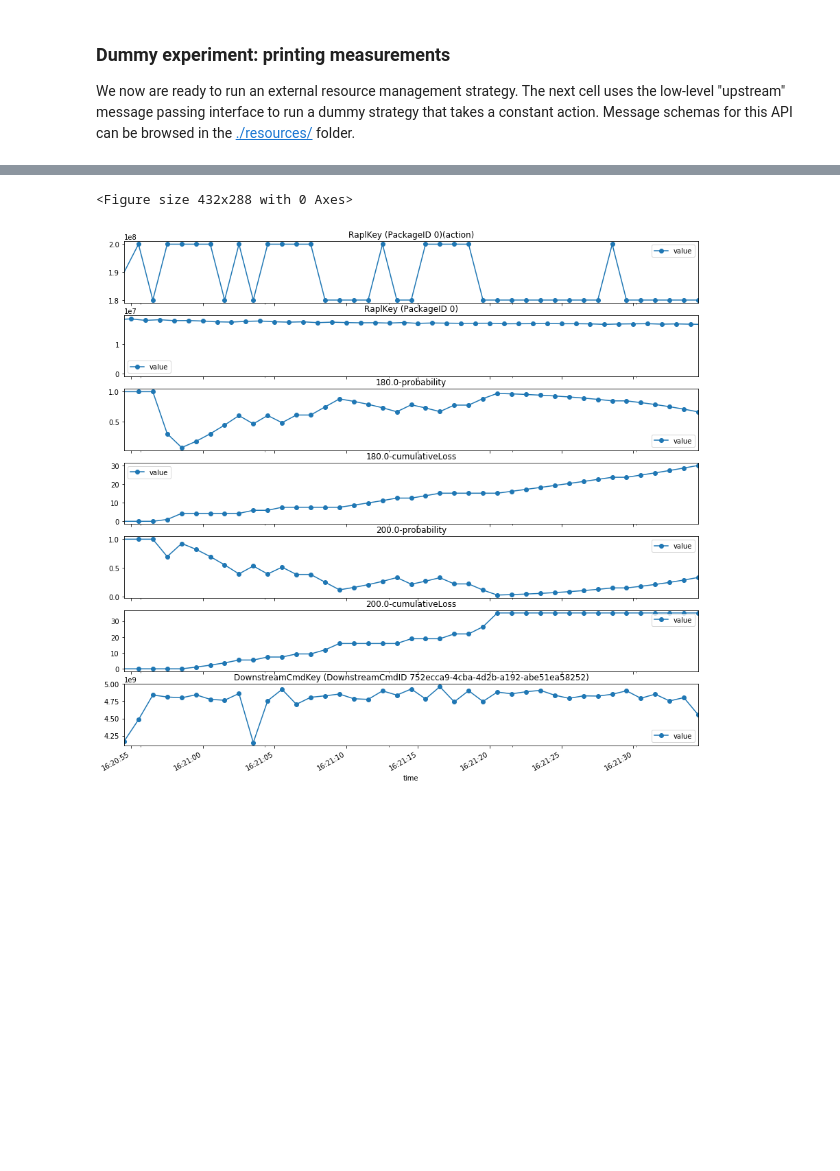
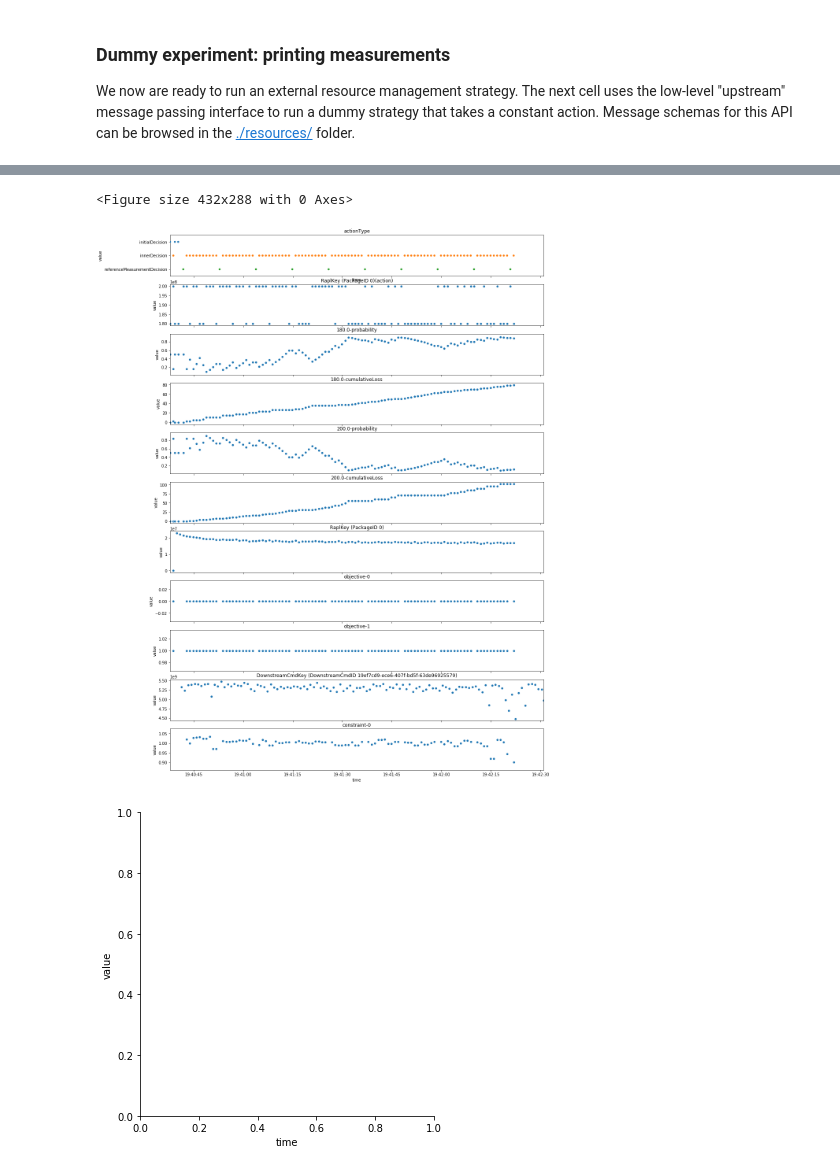
Before and after one commit to anlsys/nrm-core, a Jupyter notebook: notebooks/internal-control.ipynb, the cells around one changed output, grey strips where cells are left out. Drawn from its saved outputs; the diff is of its cells as text; code cells hidden in the pictures; blank space fills up the shorter version.

```diff
--- a/notebooks/internal-control.ipynb
+++ b/notebooks/internal-control.ipynb
@@ -281,20 +301,39 @@ Problem
 # %%
 import pandas as pd
 import matplotlib.pyplot as plt
+import seaborn as sns
 
 fig = plt.figure()
-fig, (axes) = plt.subplots(7, 1, sharex=True)
-fig.subplots_adjust(wspace=0.05)
-fig.set_size_inches(15, 15, forward=True)
+fig, (axes) = plt.subplots(11, 1, sharex=True)
+fig.subplots_adjust(wspace=0.1)
+fig.set_size_inches(17, 25, forward=True)
 
+minTime = min(
+    [
+        min([pd.Timestamp(m[0], unit="us") for m in measurements])
+        for cname, measurements in history.items()
+    ]
+)
+maxTime = max(
+    [
+        max([pd.Timestamp(m[0], unit="us") for m in measurements])
+        for cname, measurements in history.items()
+    ]
+)
+
+plt.xlim(minTime, maxTime)
 for ((columnName, measurements), ax) in zip(history.items(), axes):
+    ax.set_title(columnName)
     dataframe = pd.DataFrame(
         data=[(pd.Timestamp(t, unit="us"), m) for t, m in measurements]
     )
     dataframe.columns = ["time", "value"]
-    dataframe = dataframe.set_index("time")
-    dataframe.plot(ax=ax, marker="o", linestyle="-", title=columnName)
+    if dataframe.dtypes["value"] == "object":
+        sns.catplot(ax=ax, x="time", y="value", kind="swarm", data=dataframe)
+    else:
+        sns.scatterplot(ax=ax, x="time", y="value", data=dataframe)
 # %% [output]
 <Figure size 432x288 with 0 Axes>
-[figure, old version]
+[figure, new version]
+[figure, added]
 [interactive output not drawn]
```
Also changed, not shown: parts of 4 cells of this notebook, 4 other files.
